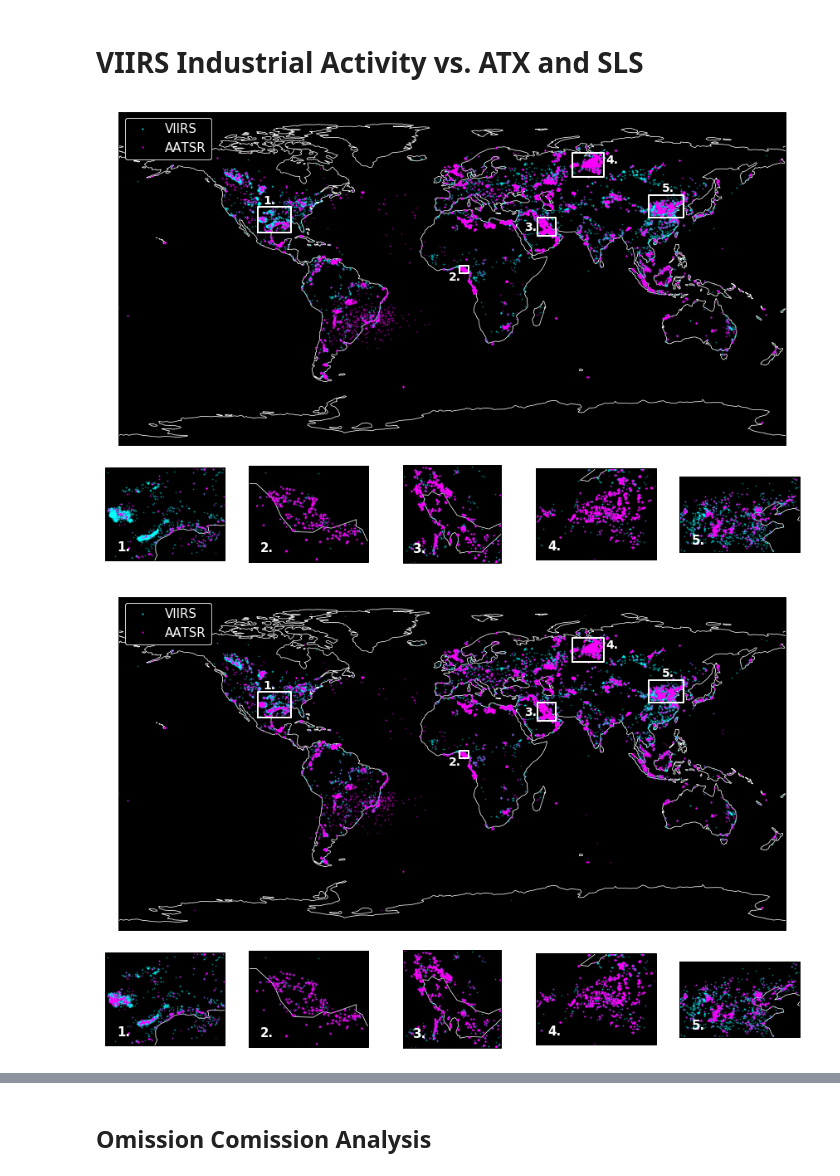
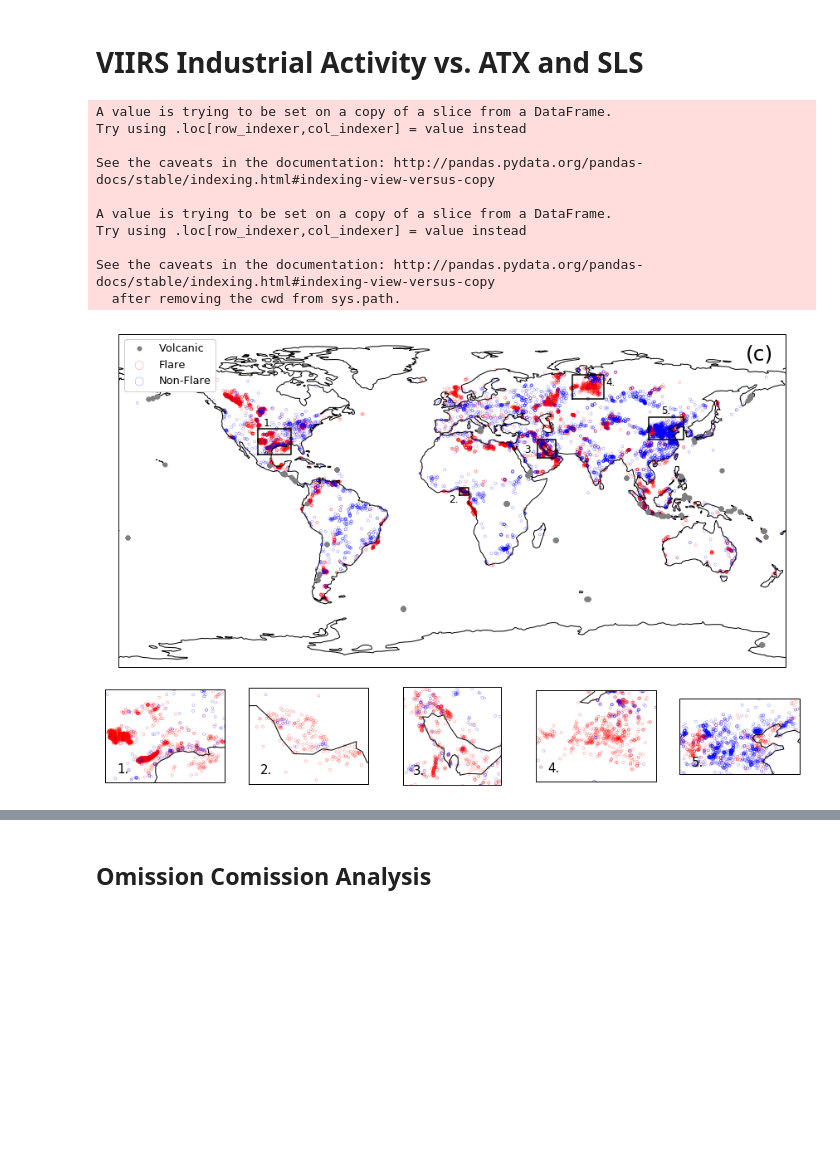
Before and after one commit to dnf0/kcl-globalgasflaring, a Jupyter notebook: notebooks/Paper Analysis Combined.ipynb, the cells around one changed output, grey strips where cells are left out. Cells and saved outputs as stored; diff of their text form; code cells hidden in the pictures; blank space fills up the shorter version.

```diff
--- a/notebooks/Paper Analysis Combined.ipynb
+++ b/notebooks/Paper Analysis Combined.ipynb
@@ -380,10 +378,11 @@ ratio = ats_ratio_df.swir_radiances.values / \
 ats_ratio_df['ratio'] = ratio
 
 # here we are assuming that any sautrated MWIR pixel is a flare.  This is likely not the case,
-# as perhaps some SAA or wildfire will lead saturated MWIR radiances.  However, a lot of large gas flares
-# will also saturate the MWIR, so we can just assume that they are all gas flares
+# as perhaps some Volcs, SAA or wildfire will lead saturated MWIR radiances.  However, a lot of large gas flares
+# will also saturate the MWIR, so we can just assume that they are all gas flares.  But not a good idea, and if
+# we do spatial reassignment we can check big gas flares using neighbour information.
 saturated_mask = np.isnan(ats_ratio_df.mwir_radiances.values)
-ats_ratio_df.ratio.loc[saturated_mask] = 5
+ats_ratio_df.ratio.loc[saturated_mask] = np.nan
 
 to_group = ['lats_arcmin', 'lons_arcmin']
 to_agg = {'ratio': np.nanmedian}  # take the median of the non null values, use median as less affected by noise.
@@ -550,7 +547,7 @@ plt.show()
 # %% [markdown]
 ## Thermal Anomaly Plotting
 # %%
-def plot_data_screening(flare_df, volc_df, ratio_df, lab, fname):
+def plot_data_screening(flare_df, volc_df, ratio_df, lab, fname, leg=True):
 
     plt.close('all')
     fig = plt.figure(figsize=(15,10))
@@ -598,17 +595,18 @@ def plot_data_screening(flare_df, volc_df, ratio_df, lab, fname):
     leg0.legendHandles[2]._sizes = [100]
     leg0.get_frame().set_alpha(1)
 
-    l1 = ax_list[0].scatter([-170],[-70], s=10/10, edgecolors='k', facecolor='None')
-    l2 = ax_list[0].scatter([-170],[-70], s=100/10, edgecolors='k', facecolor='None')
-    l3 = ax_list[0].scatter([-170],[-70], s=500/10, edgecolors='k', facecolor='None')
-    l4 = ax_list[0].scatter([-170],[-70], s=1000/10, edgecolors='k', facecolor='None')
+    if leg:
+        l1 = ax_list[0].scatter([-170],[-70], s=10/10, edgecolors='k', facecolor='None')
+        l2 = ax_list[0].scatter([-170],[-70], s=100/10, edgecolors='k', facecolor='None')
+        l3 = ax_list[0].scatter([-170],[-70], s=500/10, edgecolors='k', facecolor='None')
+        l4 = ax_list[0].scatter([-170],[-70], s=1000/10, edgecolors='k', facecolor='None')
 
-    labels = ["10", "100", "500", "1000"]
-    leg1 = ax_list[0].legend([l1, l2, l3, l4], labels, frameon=True, fontsize=14,
-                     handlelength=2, loc = 3, borderpad = 1,
-                     handletextpad=1, title='N. Samples', scatterpoints = 1, prop={'size': 15})
-    leg1.get_frame().set_alpha(1)
-    ax_list[0].add_artist(leg0)
+        labels = ["10", "100", "500", "1000"]
+        leg1 = ax_list[0].legend([l1, l2, l3, l4], labels, frameon=True, fontsize=14,
+                         handlelength=2, loc = 3, borderpad = 1,
+                         handletextpad=1, title='N. Samples', scatterpoints = 1, prop={'size': 15})
+        leg1.get_frame().set_alpha(1)
+        ax_list[0].add_artist(leg0)
 
     # add roi boxes
     for i, (p, x, y) in enumerate(zip(pos, xlims[1:], ylims[1:])):
@@ -706 +677,21 @@ plt.show()
+# %%
+viirs_good_df = viirs_industrial_df[viirs_industrial_df.name_id == 4].copy()
+viirs_good_df['sample_counts_flare'] = 100
+viirs_bad_df = viirs_industrial_df[viirs_industrial_df.name_id != 4].copy()
+viirs_bad_df['sample_counts_flare'] = 100
+
+
+plot_data_screening(viirs_good_df, ats_volc_df, viirs_bad_df, '(c)', 'viirs_hotspots.png', leg=False)
+# %% [output]
+A value is trying to be set on a copy of a slice from a DataFrame.
+Try using .loc[row_indexer,col_indexer] = value instead
+
+See the caveats in the documentation: http://pandas.pydata.org/pandas-docs/stable/indexing.html#indexing-view-versus-copy
+
+A value is trying to be set on a copy of a slice from a DataFrame.
+Try using .loc[row_indexer,col_indexer] = value instead
+
+See the caveats in the documentation: http://pandas.pydata.org/pandas-docs/stable/indexing.html#indexing-view-versus-copy
+  after removing the cwd from sys.path.
+[figure, added]
 # %%
@@ -762,14 +756,6 @@ def plot_location_comparison(atx_df, vir_df):
 
     #plt.savefig(os.path.join(output_path, 'viirs_vs_ats_detections.png'), bbox_inches='tight', dpi=600)
     plt.show()
-# %%
-plot_location_comparison(ats_hotspot_df_subset, viirs_industrial_df)
-# %% [output]
-[figure, removed]
-# %%
-plot_location_comparison(sls_hotspot_df_subset, viirs_industrial_df)
-# %% [output]
-[figure, removed]
 # %%
 def nearest_viirs_point(ats_df, viirs_df, k=1):
     '''
```
Also changed, not shown: parts of 30 cells of this notebook.
